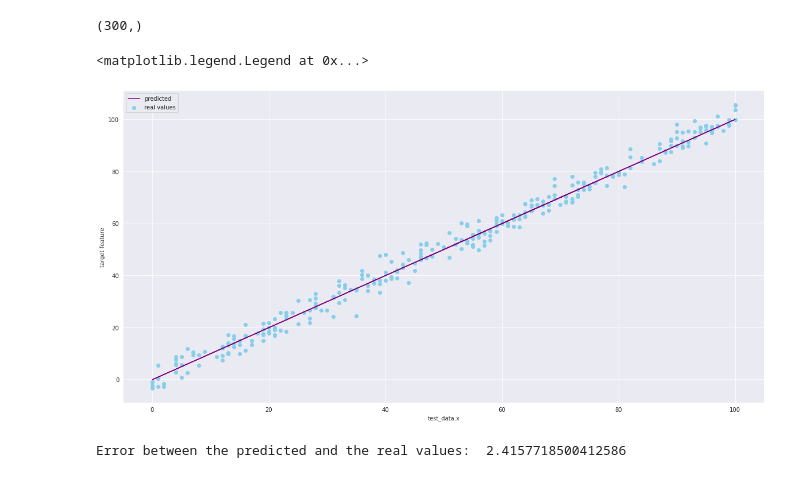
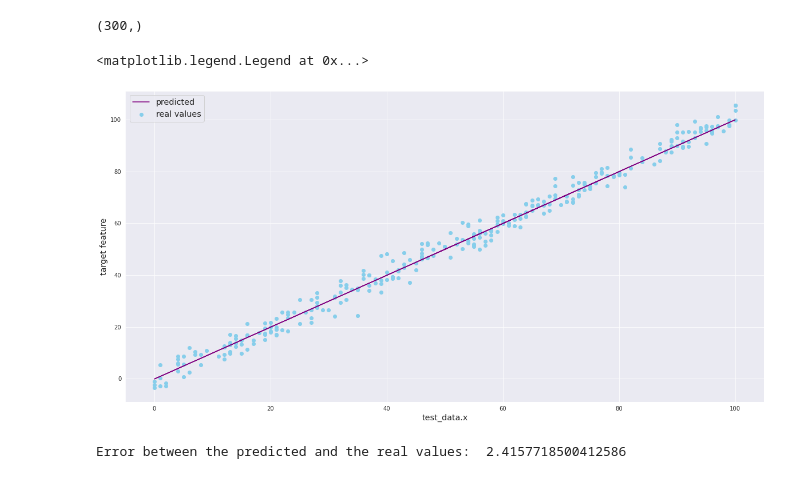
Before and after one commit to HiggsGaama/100DaysOfML, a Jupyter notebook: Day2-LinearRegression/LinReg.ipynb, the cells around one changed output. Cells and saved outputs as stored; diff of their text form; code cells hidden in the pictures.

```diff
--- a/Day2-LinearRegression/LinReg.ipynb
+++ b/Day2-LinearRegression/LinReg.ipynb
@@ -85,18 +85,18 @@ test_data.y.shape
 # %%
 sns.set_style("darkgrid")
 plt.figure(figsize=(20,10))
-plt.xlabel("test_data.x")
-plt.ylabel("target feature")
+plt.xlabel("test_data.x", fontsize= "x-large")
+plt.ylabel("target feature", fontsize="x-large")
 
 #Comparing target feature's real values from test data and the values predicted by our linear regression model
 
 plt.scatter(test_data.x,test_data.y, color="skyblue", label= "real values")
 plt.plot(test_data.x, predicted, color = "purple", label= "predicted")
 
-plt.legend()
+plt.legend(fontsize= "x-large")
 # %% [output]
 <matplotlib.legend.Legend at 0x...>
-[figure, old version]
+[figure, new version]
 # %%
 #Calculating error
 
```
